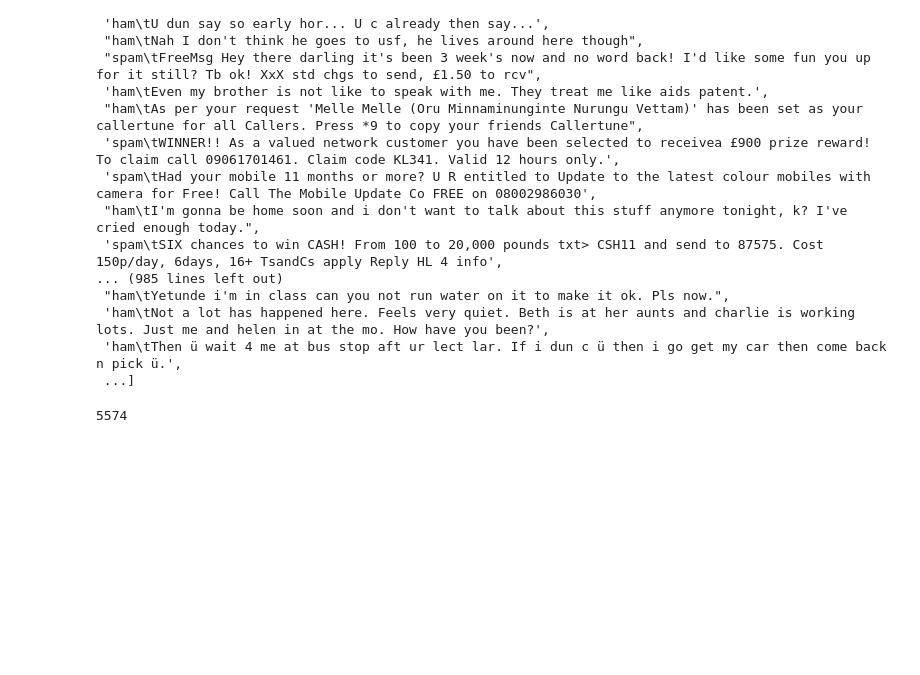
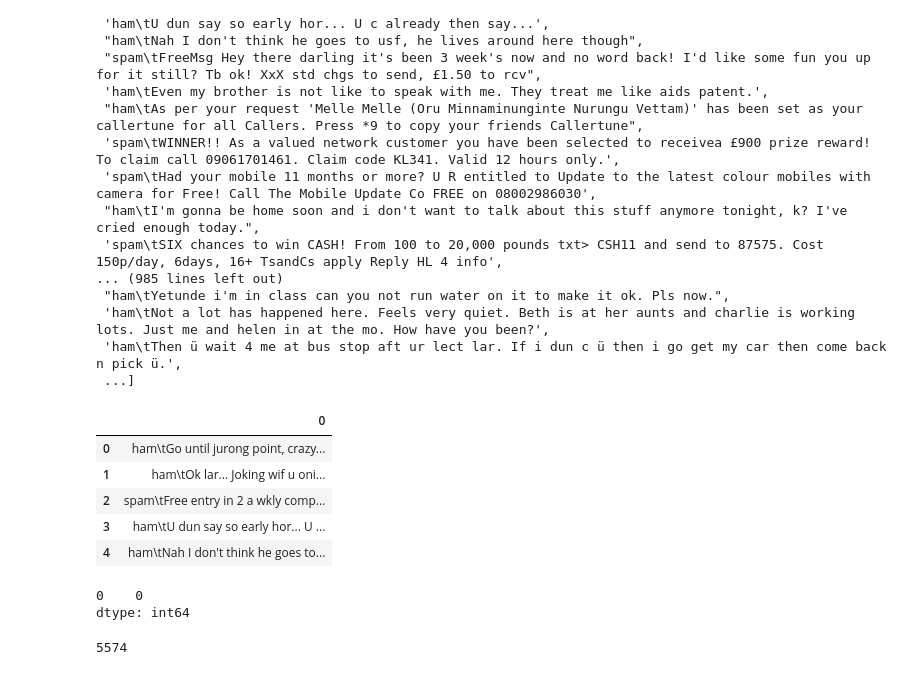
Before and after one commit to anmolsmann/Machine-Learning, a Jupyter notebook: nlp2assignment.ipynb, the cells around one changed output. Saved outputs shown, nothing was run; the diff lists cells and outputs as text; code cells hidden in the pictures; blank space fills up the shorter version.

```diff
--- a/nlp2assignment.ipynb
+++ b/nlp2assignment.ipynb
@@ -32,6 +33,22 @@ messages
  'ham\tNot a lot has happened here. Feels very quiet. Beth is at her aunts and charlie is working lots. Just me and helen in at the mo. How have you been?',
  'ham\tThen ü wait 4 me at bus stop aft ur lect lar. If i dun c ü then i go get my car then come back n pick ü.',
  ...]
+# %%
+df = pd.DataFrame(messages)
+# %%
+df.head()
+# %% [output]
+|  | 0 |
+| 0 | ham\tGo until jurong point, crazy... |
+| 1 | ham\tOk lar... Joking wif u oni... |
+| 2 | spam\tFree entry in 2 a wkly comp... |
+| 3 | ham\tU dun say so early hor... U ... |
+| 4 | ham\tNah I don't think he goes to... |
+# %%
+df.isna().sum()
+# %% [output]
+0    0
+dtype: int64
 # %%
 print(len(messages))
 # %% [output]
```
Also changed, not shown: parts of 3 cells of this notebook, 4 other files.
